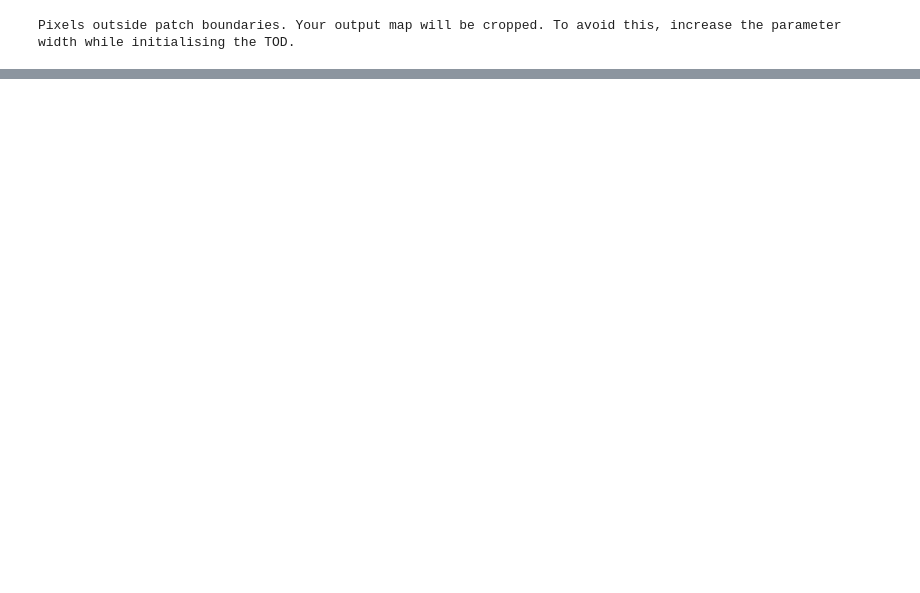
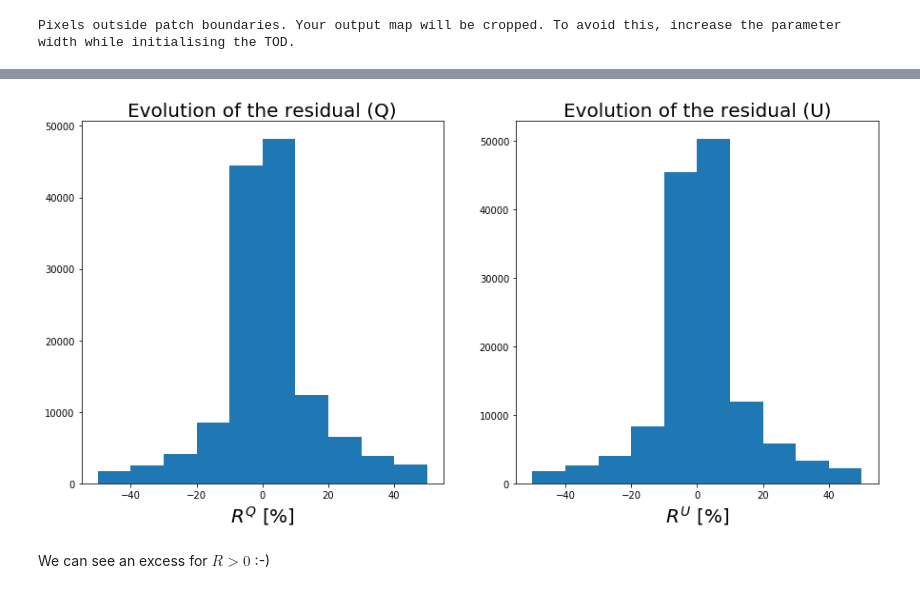
Before and after one commit to JulienPeloton/s4cmb-resources, a Jupyter notebook: Part2/s4cmb_gain_drifts_deep_deprojection.ipynb, the cells around one changed output, grey strips where cells are left out. Drawn from its saved outputs; the diff is of its cells as text; code cells hidden in the pictures; blank space fills up the shorter version.

```diff
--- a/Part2/s4cmb_gain_drifts_deep_deprojection.ipynb
+++ b/Part2/s4cmb_gain_drifts_deep_deprojection.ipynb
@@ -284,0 +279,55 @@ Note that by construction, the deprojection is done only in polarisation.
+# %%
+Qp = partial2full(
+    sky_perfect.get_QU()[0],
+    sky_perfect.obspix,
+    sky_perfect.nside, fill_with=0.0)
+Up = partial2full(
+    sky_perfect.get_QU()[1],
+    sky_perfect.obspix,
+    sky_perfect.nside, fill_with=0.0)
+
+G = partial2full(
+    skyIGQU.get_QU()[0],
+    skyIGQU.obspix,
+    skyIGQU.nside, fill_with=0.0)
+Q = partial2full(
+    skyIGQU.get_QU()[1],
+    skyIGQU.obspix,
+    skyIGQU.nside, fill_with=0.0)
+U = partial2full(
+    skyIGQU.get_QU()[2],
+    skyIGQU.obspix,
+    skyIGQU.nside, fill_with=0.0)
+
+
+Qn = partial2full(
+    skyIQU.get_QU()[0],
+    skyIQU.obspix,
+    skyIQU.nside, fill_with=0.0)
+Un = partial2full(
+    skyIQU.get_QU()[1],
+    skyIQU.obspix,
+    skyIQU.nside, fill_with=0.0)
+
+fig, ax = pl.subplots(1, 2, figsize=(15, 7))
+
+mask = Qp-Q != 0.0
+resIGQU = Qp - Q
+resIQU = Qp - Qn
+ax[0].hist((1 - resIGQU[mask]/resIQU[mask])*100,
+           range=[-50, 50], bins=10)
+ax[0].set_xlabel('$R^Q$ [%]', fontsize=20)
+ax[0].set_title('Evolution of the residual (Q)', fontsize=20)
+
+mask = Up-U != 0.0
+resIGQU = Up - U
+resIQU = Up - Un
+ax[1].hist((1 - resIGQU[mask]/resIQU[mask])*100,
+           range=[-50, 50], bins=10)
+ax[1].set_xlabel('$R^{U}$ [%]', fontsize=20)
+ax[1].set_title('Evolution of the residual (U)', fontsize=20)
+pl.show()
+# %% [output]
+[figure, added]
+# %% [markdown]
+We can see an excess for $R>0$ :-)
```
Also changed, not shown: parts of 6 cells of this notebook.
